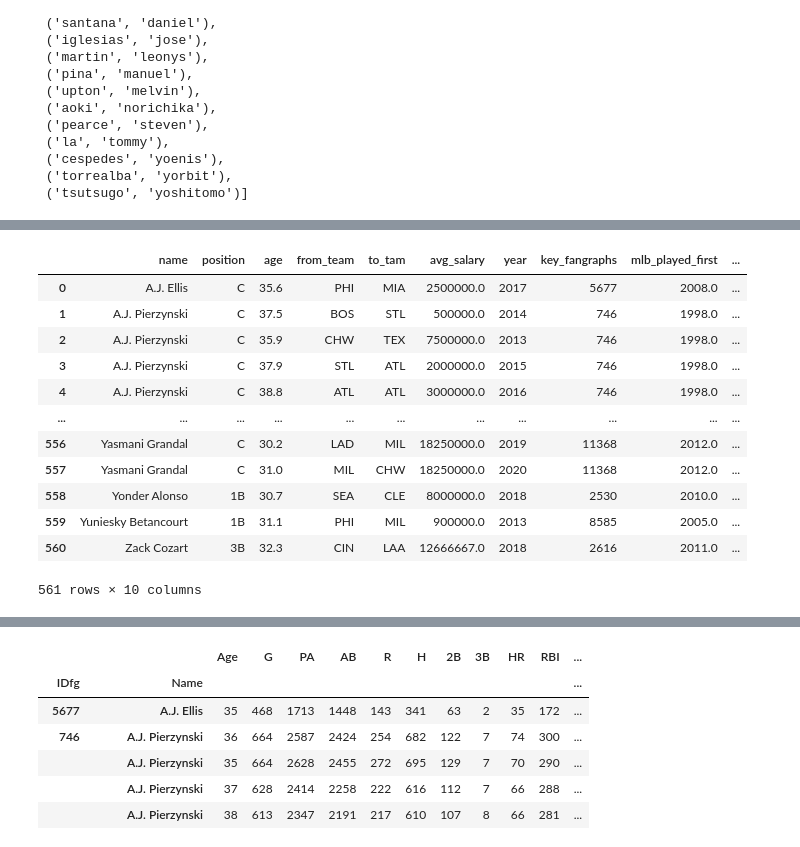
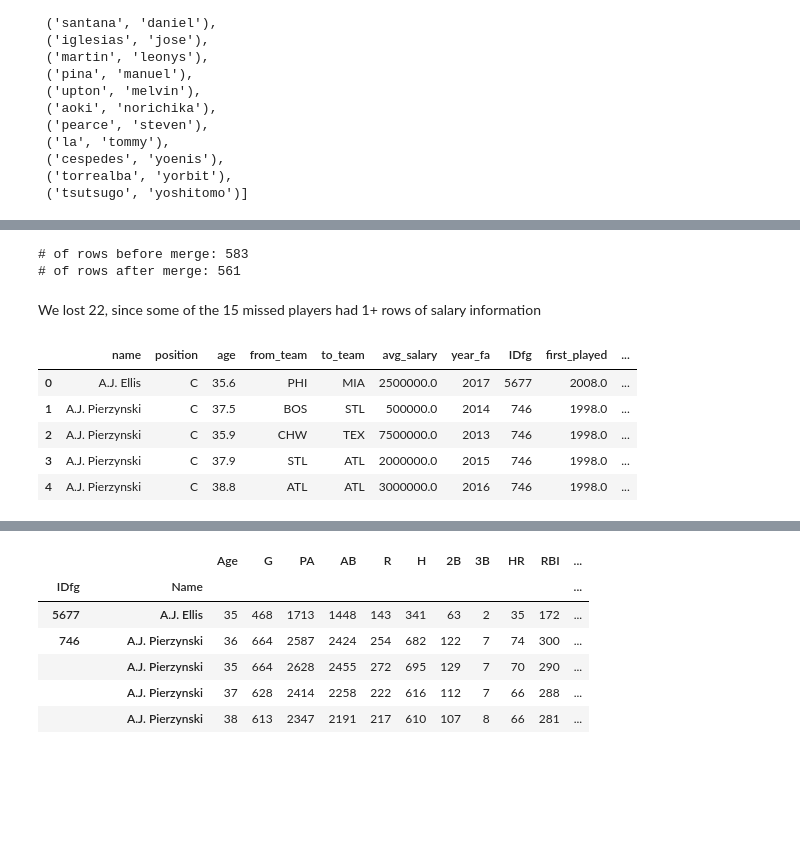
Before and after one commit to cj0121/mlb-salary-prediction, a Jupyter notebook: data_cleaning.ipynb, the cells around one changed output, grey strips where cells are left out. Cells and saved outputs as stored; diff of their text form; code cells hidden in the pictures; blank space fills up the shorter version.

```diff
--- a/data_cleaning.ipynb
+++ b/data_cleaning.ipynb
@@ -132,8 +172,5 @@ playerID
 # %%
-# check which entires contain duplicate names
-# remove all players whose mlb_played_last <= 2010
+# check if we have any duplicate results
 
-pd.set_option('display.max_rows', 10)
 playerID[playerID.duplicated(subset=['name_last', 'name_first'], keep=False)]
-idx_drop = playerID[playerID['mlb_played_last']<=2010].index
-playerID.drop(idx_drop, inplace=True)
+# indeed we have a lot
@@ -208,27 +292,37 @@ salaryFinalDF
+# %%
+# check how many rows we have, should be a little over 15
+
+print(f"# of rows before merge: {len(salary_df.index)}")
+print(f"# of rows after merge: {len(salaryFinalDF.index)}")
+# %% [output]
+# of rows before merge: 583
+# of rows after merge: 561
+# %% [markdown]
+We lost 22, since some of the 15 missed players had 1+ rows of salary information
 # %%
-# drop unwanted columns
+# drop the columns we don't need
+
 salaryFinalDF.drop(columns=['contract_length',
                             'total_salary',
                             'full_name',
                             'name_last',
                             'name_first',
                             'key_mlbam',
                             'key_retro',
                             'key_bbref',
                             'spotracID',
                             'spotracLink'], inplace=True)
-salaryFinalDF
+# rename the columns
+salaryFinalDF.rename(columns={'year': 'year_fa',
+                              'key_fangraphs': 'IDfg',
+                              'mlb_played_first': 'first_played',
+                              'mlb_played_last': 'last_played',
+                              'to_tam': 'to_team'}, inplace=True)
+salaryFinalDF.head()
 # %% [output]
-|  | name | position | age | from_team | to_tam | avg_salary | year | key_fangraphs | mlb_played_first | ... |
+|  | name | position | age | from_team | to_team | avg_salary | year_fa | IDfg | first_played | ... |
 | 0 | A.J. Ellis | C | 35.6 | PHI | MIA | 2500000.0 | 2017 | 5677 | 2008.0 | ... |
 | 1 | A.J. Pierzynski | C | 37.5 | BOS | STL | 500000.0 | 2014 | 746 | 1998.0 | ... |
 | 2 | A.J. Pierzynski | C | 35.9 | CHW | TEX | 7500000.0 | 2013 | 746 | 1998.0 | ... |
 | 3 | A.J. Pierzynski | C | 37.9 | STL | ATL | 2000000.0 | 2015 | 746 | 1998.0 | ... |
 | 4 | A.J. Pierzynski | C | 38.8 | ATL | ATL | 3000000.0 | 2016 | 746 | 1998.0 | ... |
-| ... | ... | ... | ... | ... | ... | ... | ... | ... | ... | ... |
-| 556 | Yasmani Grandal | C | 30.2 | LAD | MIL | 18250000.0 | 2019 | 11368 | 2012.0 | ... |
-| 557 | Yasmani Grandal | C | 31.0 | MIL | CHW | 18250000.0 | 2020 | 11368 | 2012.0 | ... |
-| 558 | Yonder Alonso | 1B | 30.7 | SEA | CLE | 8000000.0 | 2018 | 2530 | 2010.0 | ... |
-| 559 | Yuniesky Betancourt | 1B | 31.1 | PHI | MIL | 900000.0 | 2013 | 8585 | 2005.0 | ... |
-| 560 | Zack Cozart | 3B | 32.3 | CIN | LAA | 12666667.0 | 2018 | 2616 | 2011.0 | ... |
-561 rows × 10 columns
```
Also changed, not shown: parts of 33 cells of this notebook, 2 other files.
